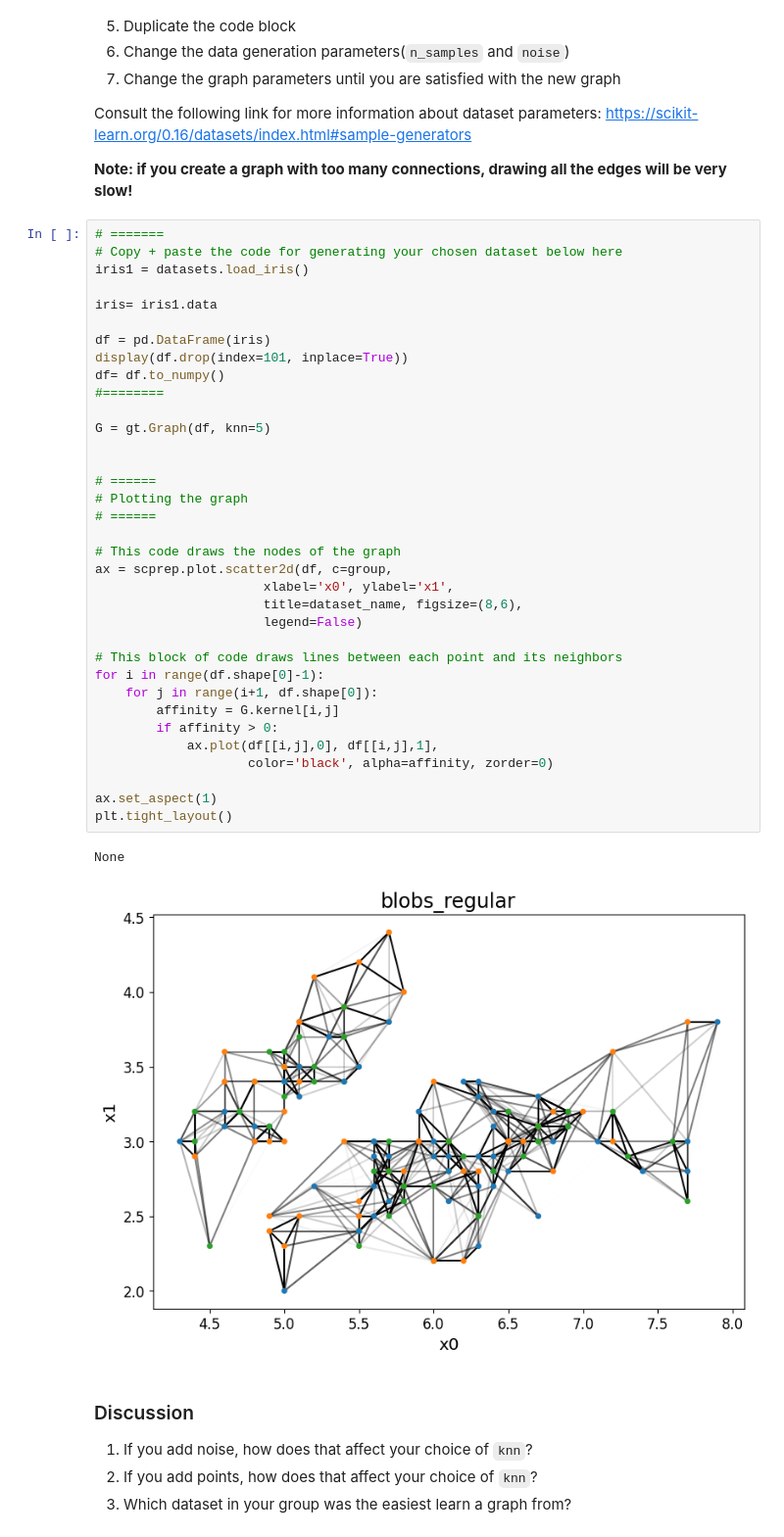
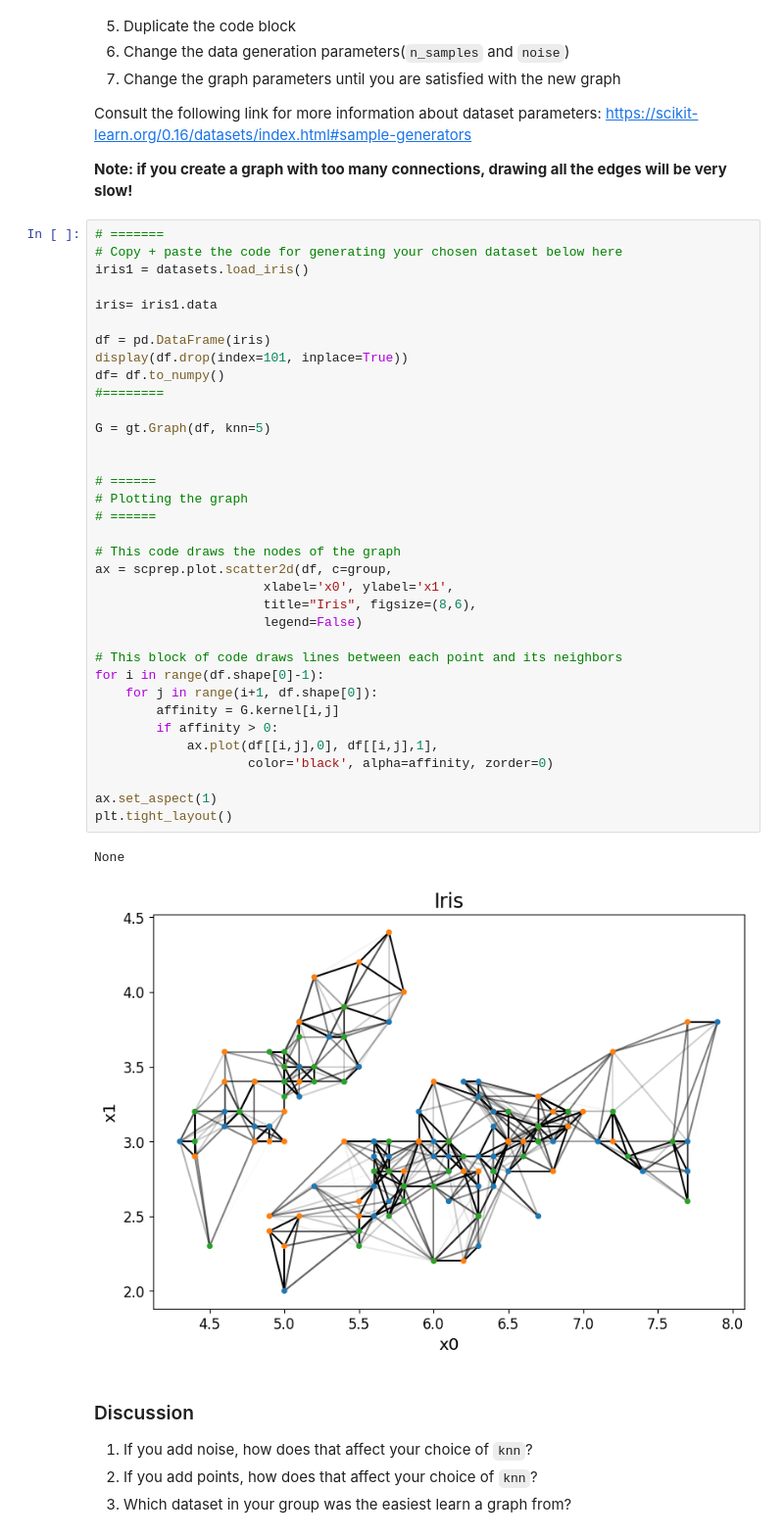
Before and after one commit to aparnasb/ML-for-single-cell-analysis, a Jupyter notebook: exercises/Introduction_to_Manifold_Learning/notebooks/01_Learning_graphs.ipynb, the cells around one changed output. Shown at 98% size. Cells and saved outputs as stored; diff of their text form.

```diff
--- a/exercises/Introduction_to_Manifold_Learning/notebooks/01_Learning_graphs.ipynb
+++ b/exercises/Introduction_to_Manifold_Learning/notebooks/01_Learning_graphs.ipynb
@@ -233,35 +233,35 @@ iris= iris1.data
 
 df = pd.DataFrame(iris)
 display(df.drop(index=101, inplace=True))
 df= df.to_numpy()
 #========
 
 G = gt.Graph(df, knn=5)
 
 
 # ======
 # Plotting the graph
 # ======
 
 # This code draws the nodes of the graph
 ax = scprep.plot.scatter2d(df, c=group,
                       xlabel='x0', ylabel='x1',
-                      title=dataset_name, figsize=(8,6),
+                      title="Iris", figsize=(8,6),
                       legend=False)
 
 # This block of code draws lines between each point and its neighbors
 for i in range(df.shape[0]-1):
     for j in range(i+1, df.shape[0]):
         affinity = G.kernel[i,j]
         if affinity > 0:
             ax.plot(df[[i,j],0], df[[i,j],1],
                     color='black', alpha=affinity, zorder=0)
 
 ax.set_aspect(1)
 plt.tight_layout()
 # %% [output]
 None
-[figure, old version]
+[figure, new version]
 # %% [markdown]
 ### Discussion
 1. If you add noise, how does that affect your choice of `knn`?
```
